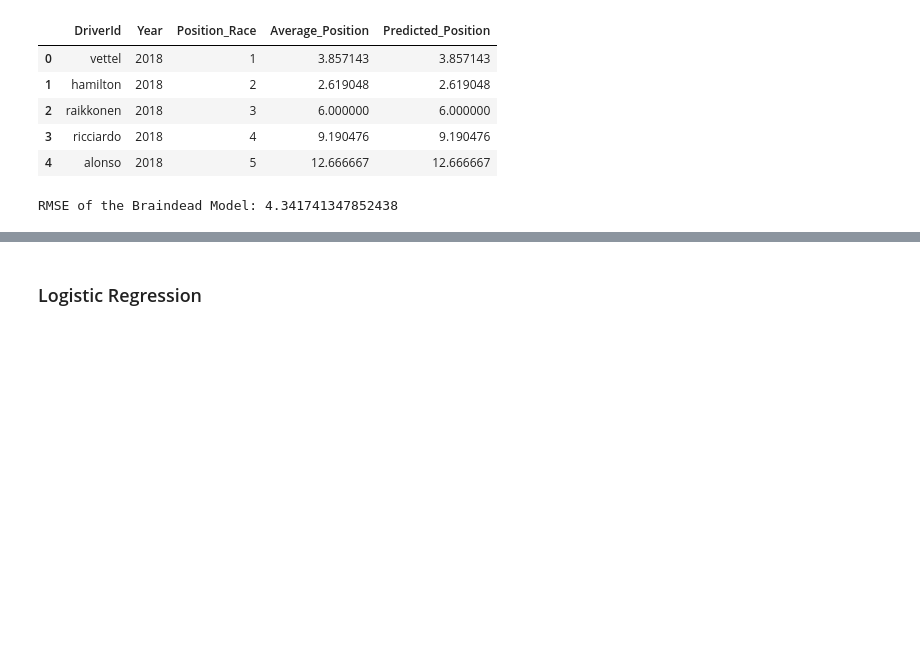
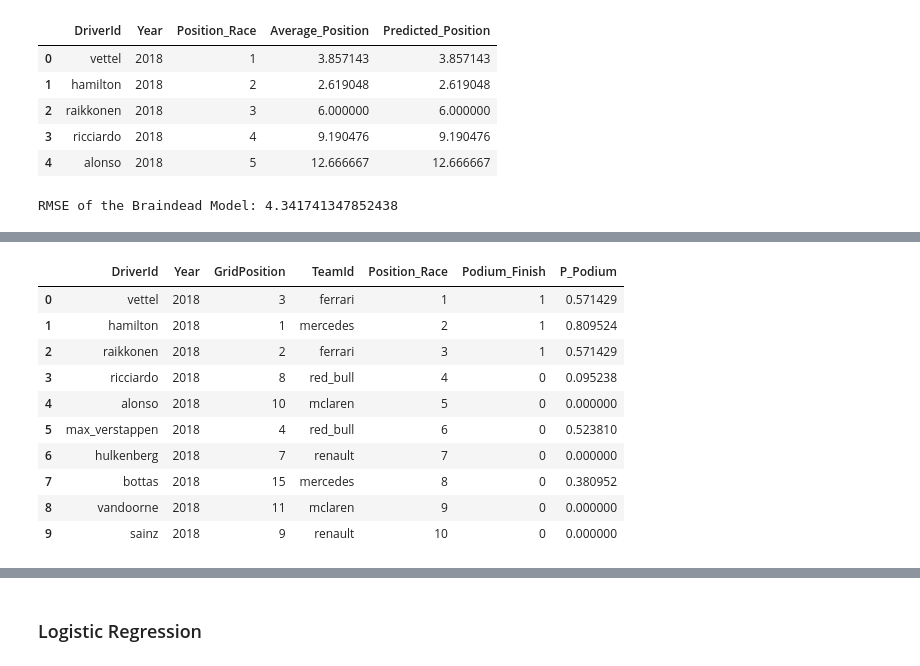
Before and after one commit to AndyZ-CYC/F1_Predictive_Models, a Jupyter notebook: Position_Predictor.ipynb, the cells around one changed output, grey strips where cells are left out. Saved outputs shown, nothing was run; the diff lists cells and outputs as text; code cells hidden in the pictures; blank space fills up the shorter version.

Commit message:
podium logistic regression

```diff
--- a/Position_Predictor.ipynb
+++ b/Position_Predictor.ipynb
@@ -56,0 +115,6 @@ RMSE of the Braindead Model: 4.341741347852438
+# %%
+# Load the data and keep the necessary columns
+data_df = pd.read_csv(file_path)
+kept_df = data_df[['DriverId', 'Year', 'GridPosition', 'TeamId', 'Position_Race']]
+kept_df['Podium_Finish'] = (kept_df['Position_Race'] <= 3).astype(int)
+df = kept_df.copy()
@@ -56,0 +135,17 @@ RMSE of the Braindead Model: 4.341741347852438
+# %%
+p_podium = df.groupby(['DriverId', 'Year'])['Podium_Finish'].mean().reset_index()
+p_podium.rename(columns={'Podium_Finish': 'P_Podium'}, inplace=True)
+df = pd.merge(df, p_podium, on=['DriverId', 'Year'], how='left')
+df.head(10)
+# %% [output]
+|  | DriverId | Year | GridPosition | TeamId | Position_Race | Podium_Finish | P_Podium |
+| 0 | vettel | 2018 | 3 | ferrari | 1 | 1 | 0.571429 |
+| 1 | hamilton | 2018 | 1 | mercedes | 2 | 1 | 0.809524 |
+| 2 | raikkonen | 2018 | 2 | ferrari | 3 | 1 | 0.571429 |
+| 3 | ricciardo | 2018 | 8 | red_bull | 4 | 0 | 0.095238 |
+| 4 | alonso | 2018 | 10 | mclaren | 5 | 0 | 0.000000 |
+| 5 | max_verstappen | 2018 | 4 | red_bull | 6 | 0 | 0.523810 |
+| 6 | hulkenberg | 2018 | 7 | renault | 7 | 0 | 0.000000 |
+| 7 | bottas | 2018 | 15 | mercedes | 8 | 0 | 0.380952 |
+| 8 | vandoorne | 2018 | 11 | mclaren | 9 | 0 | 0.000000 |
+| 9 | sainz | 2018 | 9 | renault | 10 | 0 | 0.000000 |
```
Also changed, not shown: parts of 22 cells of this notebook, 1 other file.
